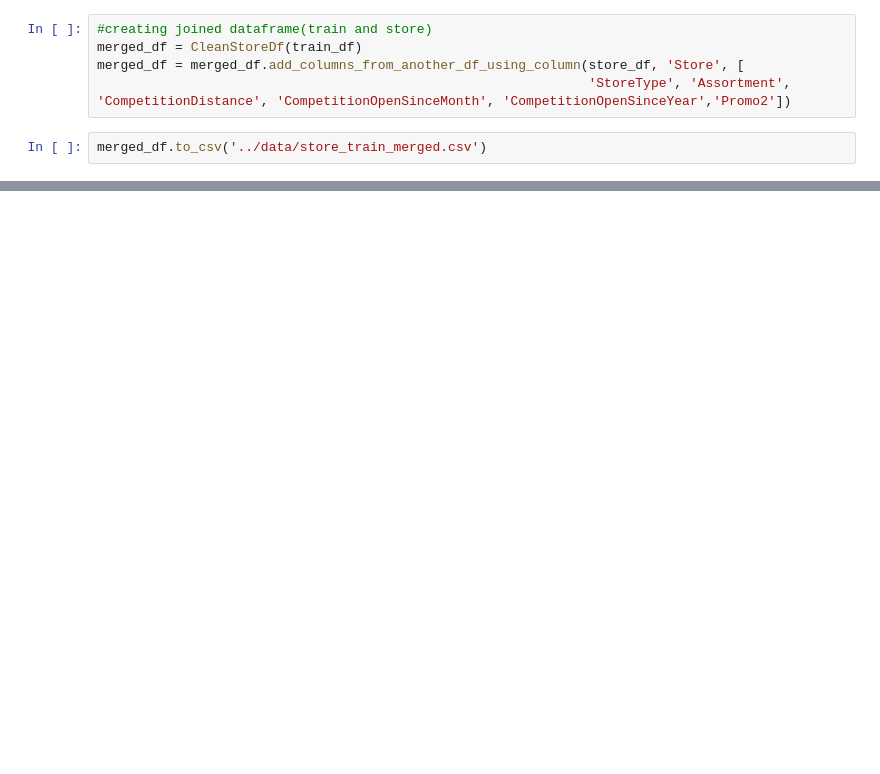
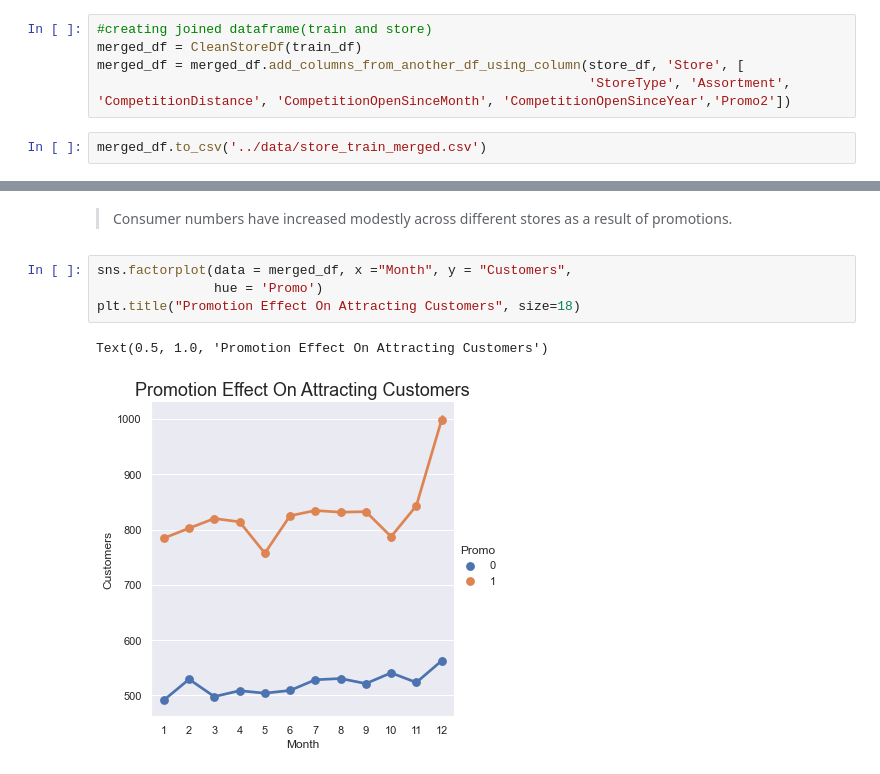
Before and after one commit to Melak2017/Pharmaceutical-Sales-Prediction-, a Jupyter notebook: notebooks/data_exploration.ipynb, the cells around one changed output, grey strips where cells are left out. Drawn from its saved outputs; the diff is of its cells as text; blank space fills up the shorter version.

```diff
--- a/notebooks/data_exploration.ipynb
+++ b/notebooks/data_exploration.ipynb
@@ -463,0 +472,9 @@ merged_df.to_csv('../data/store_train_merged.csv')
+# %% [markdown]
+>Consumer numbers have increased modestly across different stores as a result of promotions.
+# %%
+sns.factorplot(data = merged_df, x ="Month", y = "Customers",
+               hue = 'Promo')
+plt.title("Promotion Effect On Attracting Customers", size=18)
+# %% [output]
+Text(0.5, 1.0, 'Promotion Effect On Attracting Customers')
+[figure, added]
```
Also changed, not shown: parts of 39 cells of this notebook.
